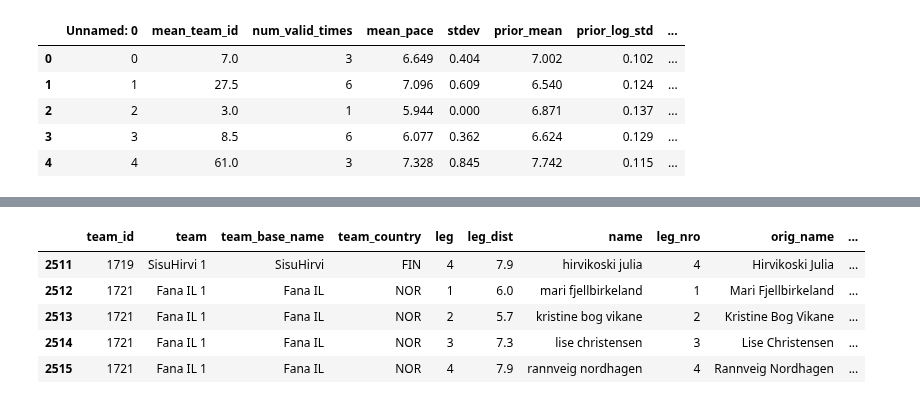
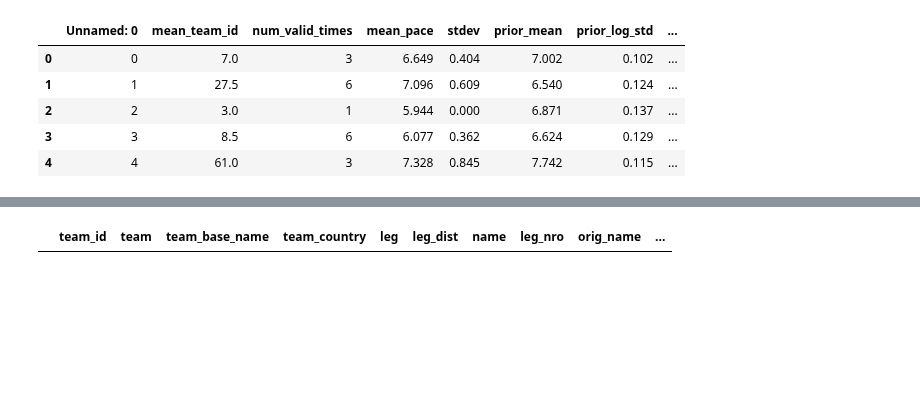
Before and after one commit to dins/jukola-xml-model, a Jupyter notebook: combine-estimates-with-running-order.ipynb, the cells around one changed output, grey strips where cells are left out. Cells and saved outputs as stored; diff of their text form; code cells hidden in the pictures; blank space fills up the shorter version.

```diff
--- a/combine-estimates-with-running-order.ipynb
+++ b/combine-estimates-with-running-order.ipynb
@@ -181,14 +181,9 @@ running_order.head().round(3)
 # %%
 running_order.to_csv(f"data/running_order_2019_with_estimates_{ve_or_ju}.tsv", "\t")
 # %%
-running_order.tail().round(3)
+running_order[running_order['team'].str.contains("Downtown")].round(3)
 # %% [output]
 |  | team_id | team | team_base_name | team_country | leg | leg_dist | name | leg_nro | orig_name | ... |
-| 2511 | 1719 | SisuHirvi 1 | SisuHirvi | FIN | 4 | 7.9 | hirvikoski julia | 4 | Hirvikoski Julia | ... |
-| 2512 | 1721 | Fana IL 1 | Fana IL | NOR | 1 | 6.0 | mari fjellbirkeland | 1 | Mari Fjellbirkeland | ... |
-| 2513 | 1721 | Fana IL 1 | Fana IL | NOR | 2 | 5.7 | kristine bog vikane | 2 | Kristine Bog Vikane | ... |
-| 2514 | 1721 | Fana IL 1 | Fana IL | NOR | 3 | 7.3 | lise christensen | 3 | Lise Christensen | ... |
-| 2515 | 1721 | Fana IL 1 | Fana IL | NOR | 4 | 7.9 | rannveig nordhagen | 4 | Rannveig Nordhagen | ... |
 # %%
 running_order[
     ['num_runs', 'pred_log_mean', "pred_log_std", "predicted", "log_std_fixed", "final_pace_mean", "final_pace_std"]
```
Also changed, not shown: parts of 5 cells of this notebook, 3 other files.
